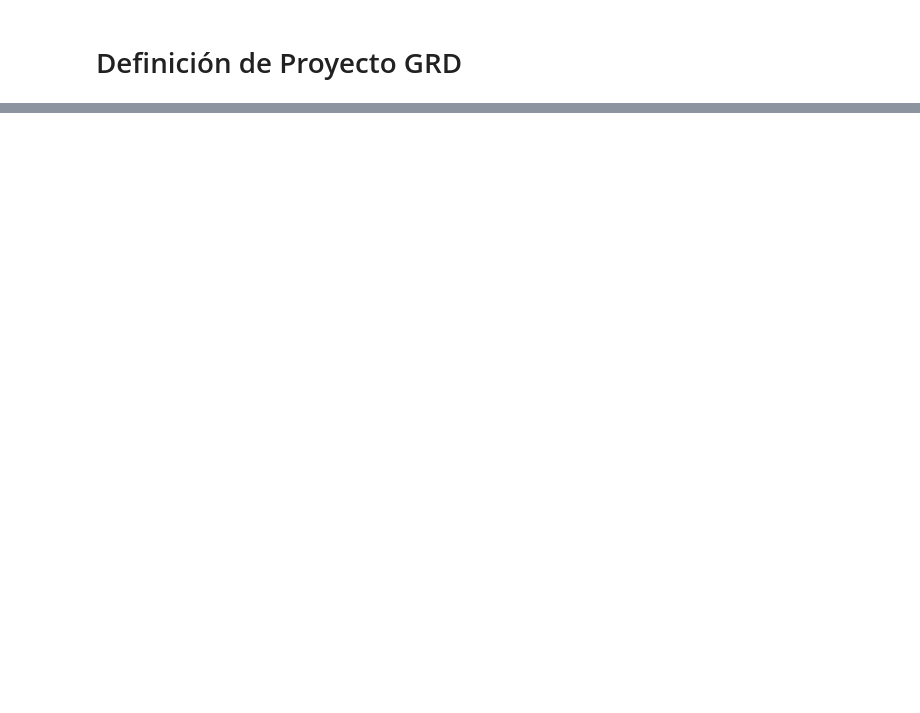
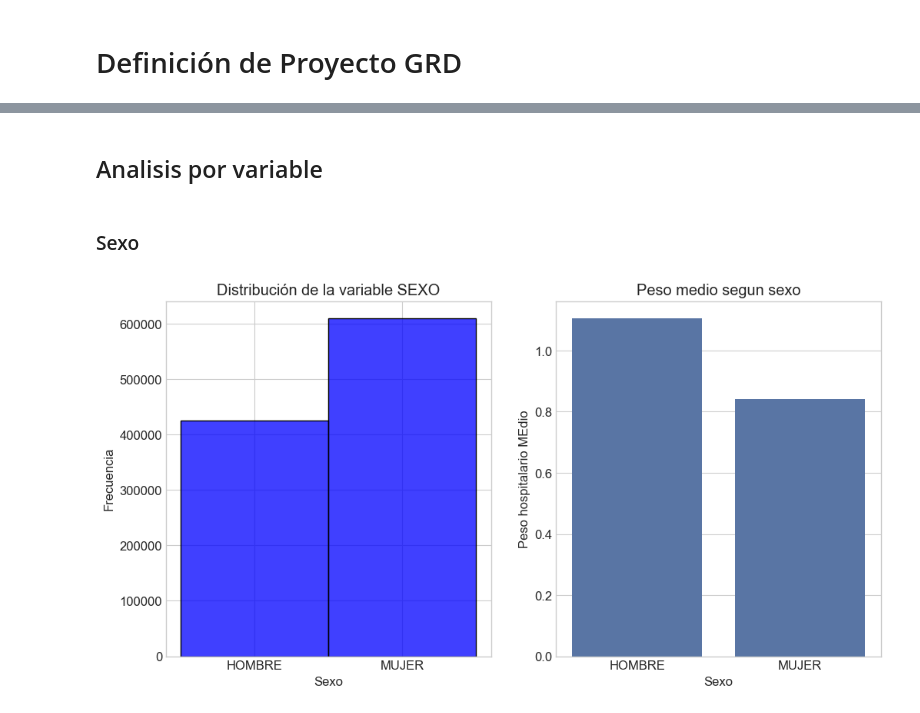
Before and after one commit to LuisPinoV/InferenciaEstadistica, a Jupyter notebook: notebooks/Definicion proyecto.ipynb, the cells around one changed output, grey strips where cells are left out. Cells and saved outputs as stored; diff of their text form; code cells hidden in the pictures; blank space fills up the shorter version.

```diff
--- a/notebooks/Definicion proyecto.ipynb
+++ b/notebooks/Definicion proyecto.ipynb
@@ -102,0 +94,10 @@ Recuerde que un buen proyecto no solo aplica técnicas estadísticas correctamen
+# %%
+df = pd.read_csv("data\GRD_2023_muestra_cancer_UCV_limpio.csv")
+# %%
+df = df[~df.isin(["DESCONOCIDO"]).any(axis=1)]
+df = df[df["DIAS_ESTANCIA"] < 100]
+# %%
+bins = [0, 10, 18, 40, 65, float("inf")]
+labels = ["0-10", "10-18", "19-40", "41-65", "66+"]
+
+df["rango_etario"] = pd.cut(df["EDAD"], bins = bins, labels=labels, right=True, include_lowest = True)
@@ -102,0 +156,24 @@ Recuerde que un buen proyecto no solo aplica técnicas estadísticas correctamen
+# %% [markdown]
+## Analisis por variable
+# %% [markdown]
+### Sexo
+# %%
+plt.figure(figsize=(12, 6))
+
+plt.subplot(1, 2, 1)
+sns.histplot(df['SEXO'], bins=50, color='blue')
+plt.title('Distribución de la variable SEXO')
+plt.xlabel('Sexo')
+plt.ylabel('Frecuencia')
+
+plt.subplot(1, 2, 2)
+df_grouped = df.groupby('SEXO')['IR_29301_PESO'].mean().reset_index()
+
+# Graficar
+sns.barplot(x = df_grouped['SEXO'], y = df_grouped['IR_29301_PESO'])
+plt.title("Peso medio segun sexo")
+plt.xlabel("Sexo")
+plt.ylabel("Peso hospitalario MEdio")
+plt.show()
+# %% [output]
+[figure, added]
```
Also changed, not shown: parts of 16 cells of this notebook, 2 other files.
